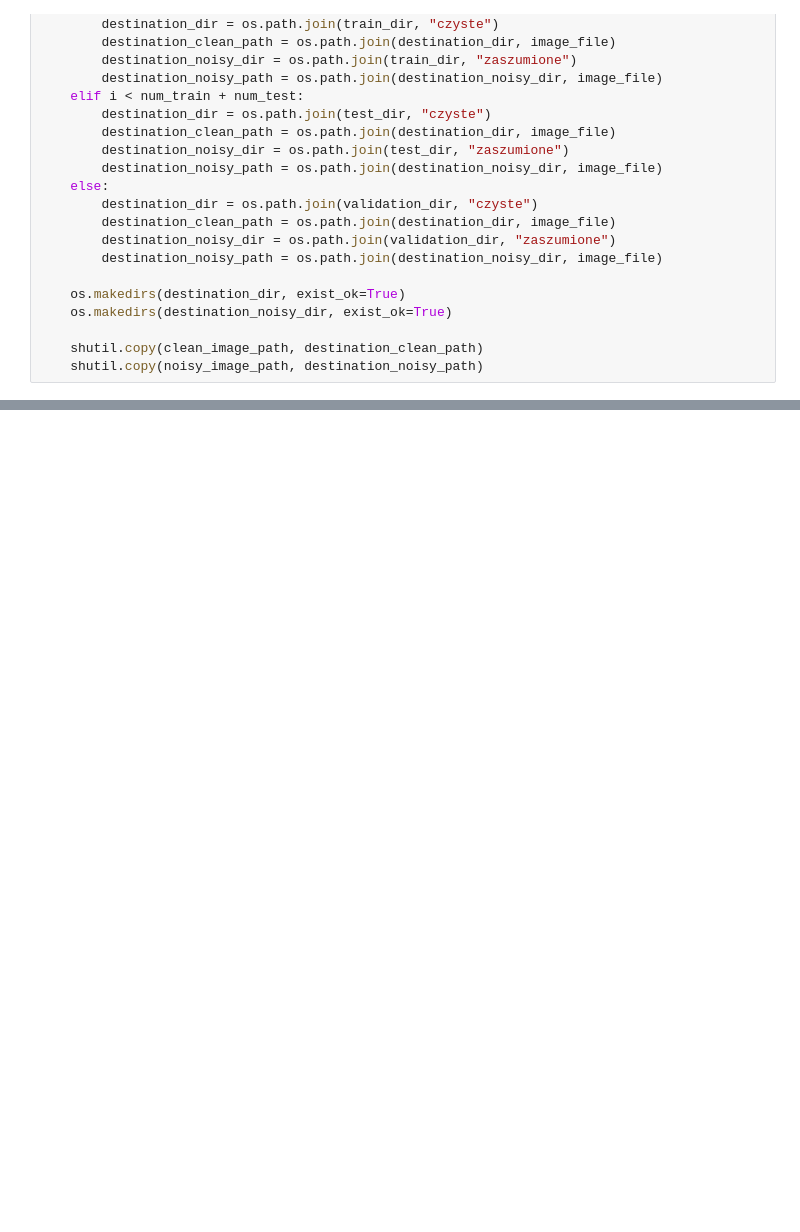
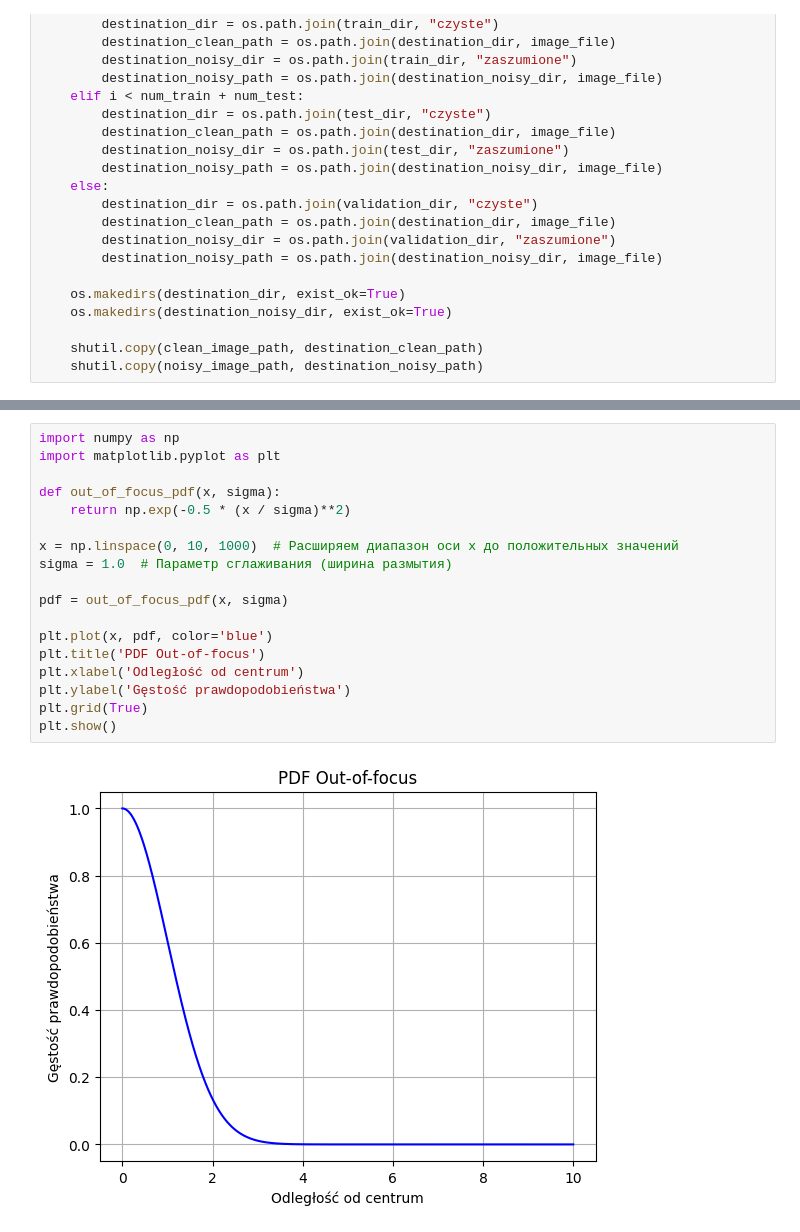
Before and after one commit to CyrexML/DenoisingImagesCNN, a Jupyter notebook: CreatingTrainTestValidationDatasets.ipynb, the cells around one changed output, grey strips where cells are left out. Drawn from its saved outputs; the diff is of its cells as text; blank space fills up the shorter version.

```diff
--- a/CreatingTrainTestValidationDatasets.ipynb
+++ b/CreatingTrainTestValidationDatasets.ipynb
@@ -56,0 +77,20 @@ for i, idx in enumerate(image_indices):
+# %%
+import numpy as np
+import matplotlib.pyplot as plt
+
+def out_of_focus_pdf(x, sigma):
+    return np.exp(-0.5 * (x / sigma)**2)
+
+x = np.linspace(0, 10, 1000)  # Расширяем диапазон оси x до положительных значений
+sigma = 1.0  # Параметр сглаживания (ширина размытия)
+
+pdf = out_of_focus_pdf(x, sigma)
+
+plt.plot(x, pdf, color='blue')
+plt.title('PDF Out-of-focus')
+plt.xlabel('Odległość od centrum')
+plt.ylabel('Gęstość prawdopodobieństwa')
+plt.grid(True)
+plt.show()
+# %% [output]
+[figure, added]
```
Also changed, not shown: parts of 2 cells of this notebook.
